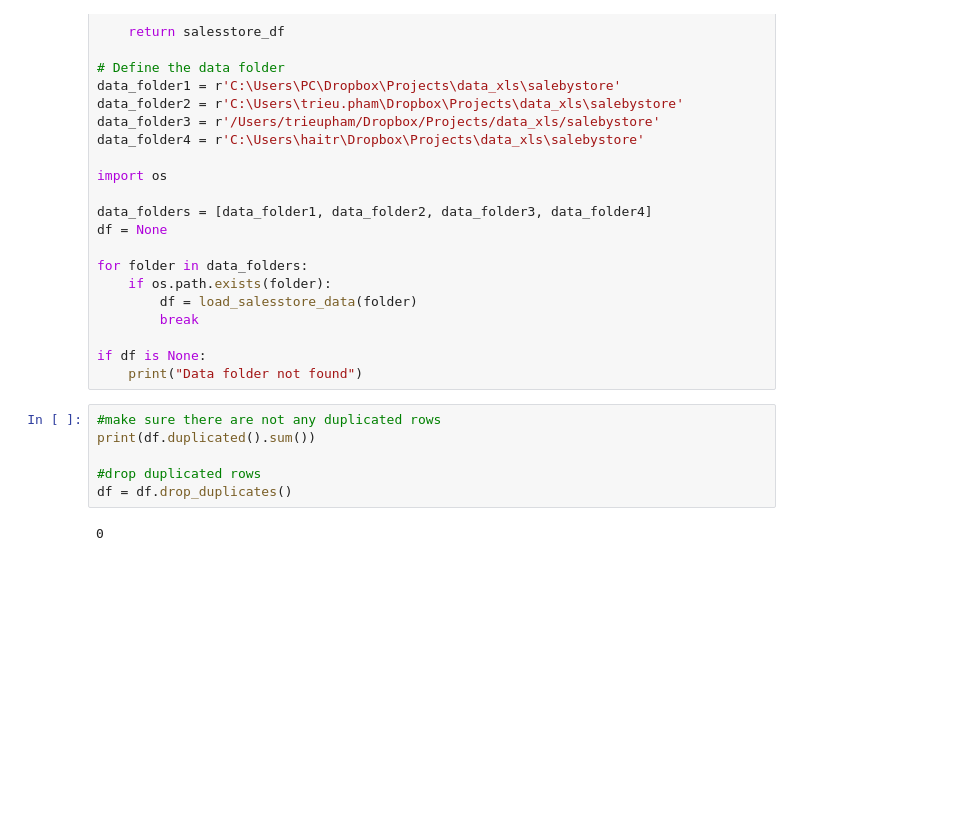
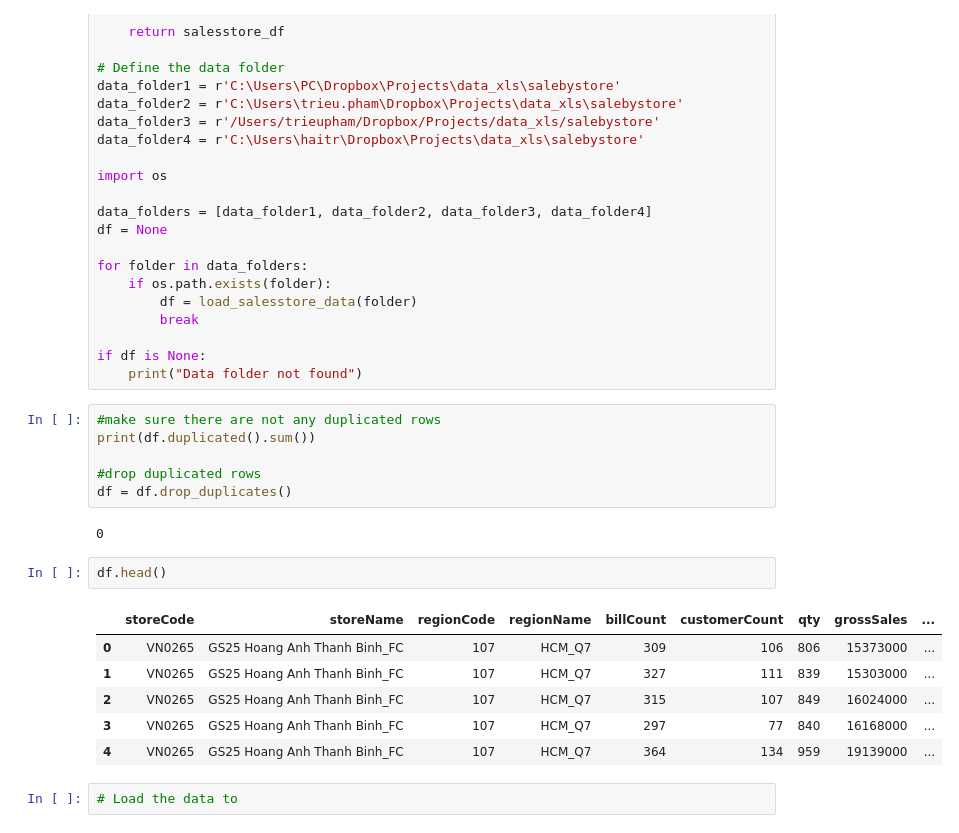
Before and after one commit to TrieuPH/python, a Jupyter notebook: Python/Data Analysis/Store/dataanalysis_cvs_salebystore.ipynb, the cells around one changed output. Drawn from its saved outputs; the diff is of its cells as text; blank space fills up the shorter version.

```diff
--- a/Python/Data Analysis/Store/dataanalysis_cvs_salebystore.ipynb
+++ b/Python/Data Analysis/Store/dataanalysis_cvs_salebystore.ipynb
@@ -44,6 +44,17 @@ print(df.duplicated().sum())
 df = df.drop_duplicates()
 # %% [output]
 0
+# %%
+df.head()
+# %% [output]
+|  | storeCode | storeName | regionCode | regionName | billCount | customerCount | qty | grossSales | ... |
+| 0 | VN0265 | GS25 Hoang Anh Thanh Binh_FC | 107 | HCM_Q7 | 309 | 106 | 806 | 15373000 | ... |
+| 1 | VN0265 | GS25 Hoang Anh Thanh Binh_FC | 107 | HCM_Q7 | 327 | 111 | 839 | 15303000 | ... |
+| 2 | VN0265 | GS25 Hoang Anh Thanh Binh_FC | 107 | HCM_Q7 | 315 | 107 | 849 | 16024000 | ... |
+| 3 | VN0265 | GS25 Hoang Anh Thanh Binh_FC | 107 | HCM_Q7 | 297 | 77 | 840 | 16168000 | ... |
+| 4 | VN0265 | GS25 Hoang Anh Thanh Binh_FC | 107 | HCM_Q7 | 364 | 134 | 959 | 19139000 | ... |
+# %%
+# Load the data to
 # %%
 import pandas as pd
 
```
Also changed, not shown: parts of 8 cells of this notebook, 13 other files.
